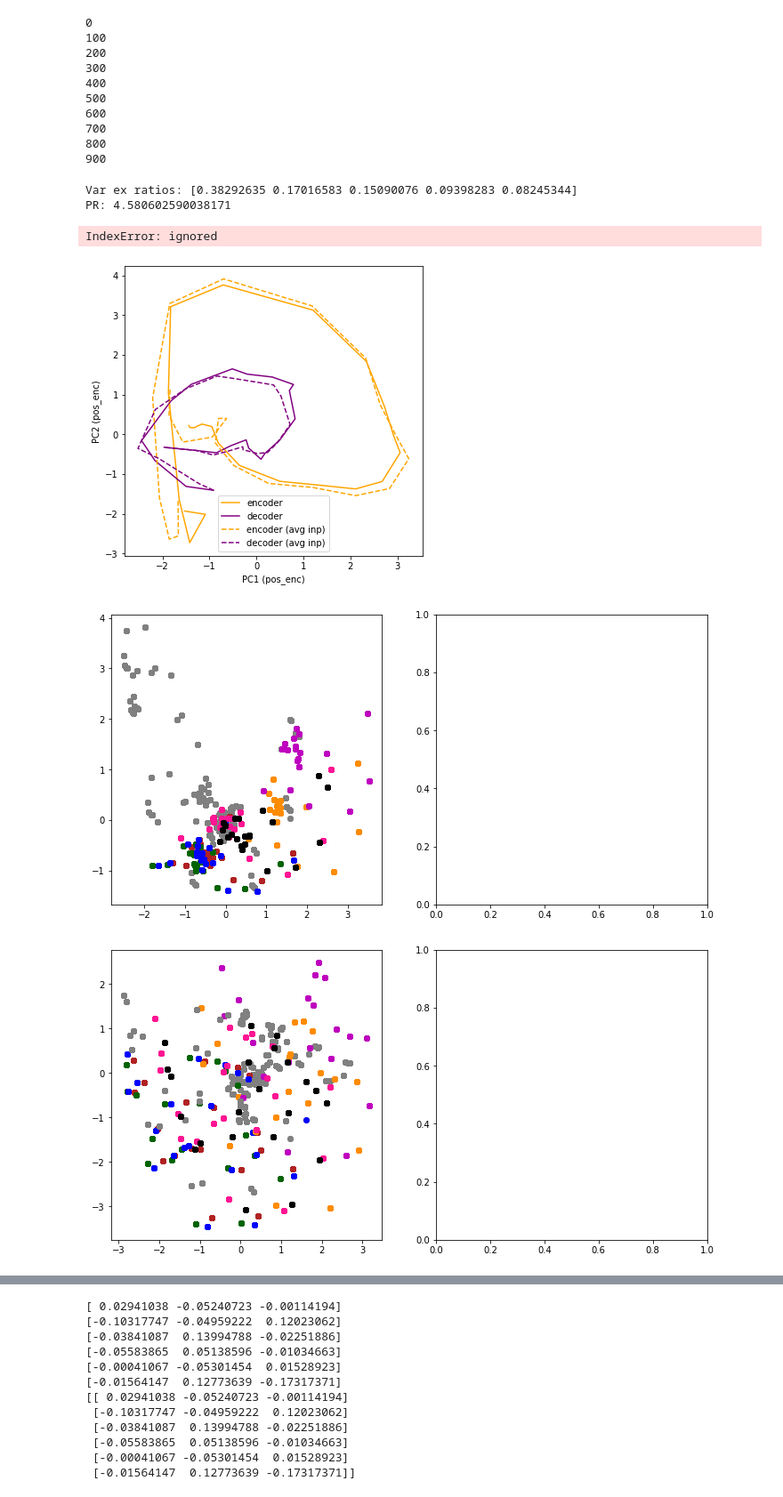
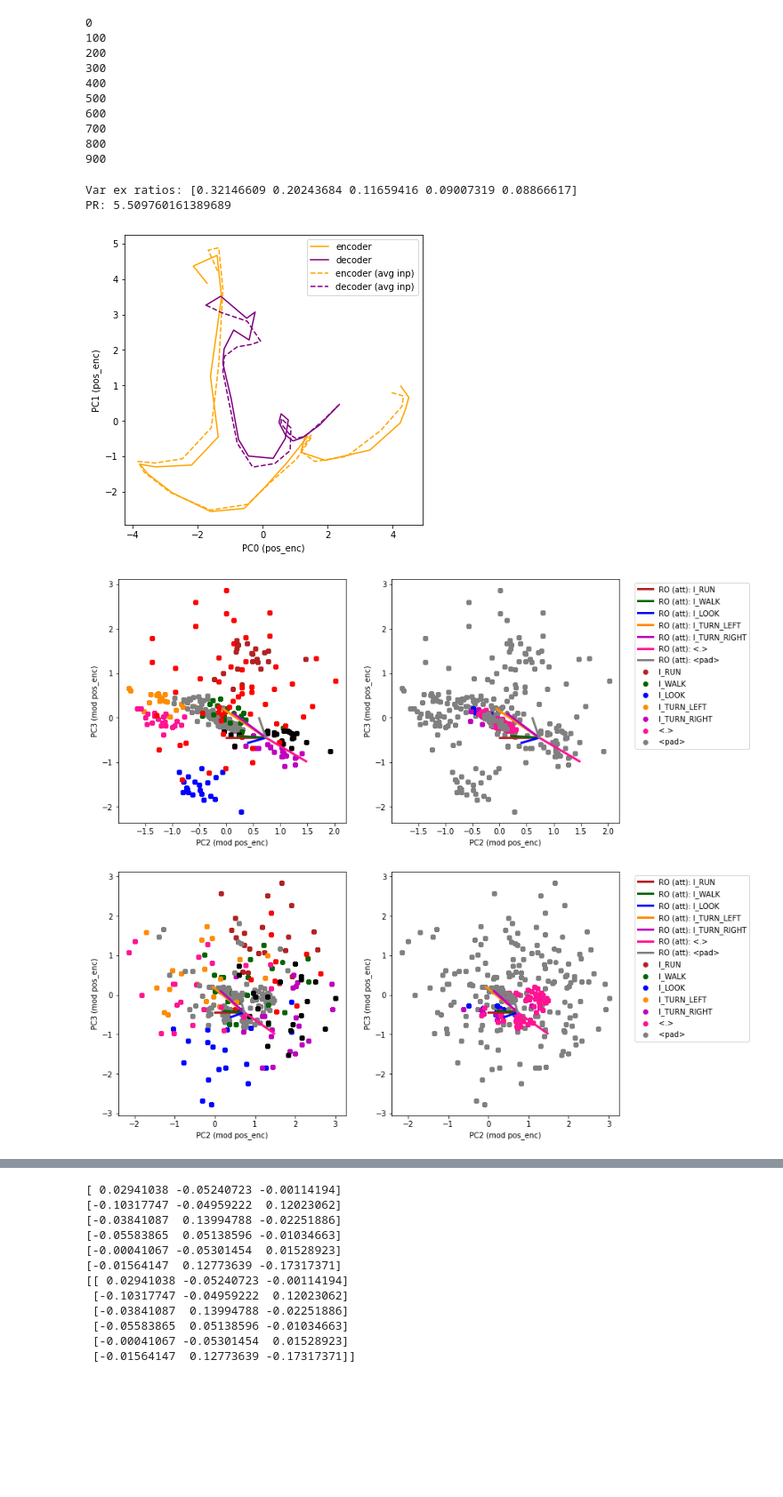
Before and after one commit to kaitken17/understand_nlp, a Jupyter notebook: sythetic_analysis_seq2seq.ipynb, the cells around one changed output, grey strips where cells are left out. Shown at 89% size. Saved outputs shown, nothing was run; the diff lists cells and outputs as text; code cells hidden in the pictures; blank space fills up the shorter version.

```diff
--- a/sythetic_analysis_seq2seq.ipynb
+++ b/sythetic_analysis_seq2seq.ipynb
@@ -1509,7 +1486,7 @@ train_params = {
   'num_batchs': 1000,                    # Total number of batches to train on.
   'print_every': 100,                     # Print training informatino every so often
 
-  'n_datasets': 6,                           # Number of new train sets to generate total (this is slow)
+  'n_datasets': 5,                           # Number of new train sets to generate total (this is slow)
   'epochs': 2,                               # How many times to go through each train set completely
   'test_set_size': 200,
 }
@@ -1989,8 +1966,8 @@ plt.figure(figsize=(8, 8))
 pc1 = 0
 pc2 = 1
 
-state_colors = ['firebrick', 'darkgreen', 'blue', 'darkorange', 'm', 'deeppink', 'gray', 'k']
-state_colors_light = ['salmon', 'limegreen', 'cornflowerblue', 'bisque']
+state_colors = ['firebrick', 'darkgreen', 'blue', 'darkorange', 'm', 'deeppink', 'gray', 'k', 'r', 'g', 'b']
+state_colors_light = ['salmon', 'limegreen', 'cornflowerblue', 'bisque', ]
 
 final_hs_idx = 2*toy_params['phrase_length'] if pts_subset == 'all' and not rnn_specs['arch'] == 'one_to_one' else toy_params['phrase_length']
 encode_hs_idx = 0 if pts_subset == 'dec' else input_phrase_len - 1
@@ -3101,8 +3076,28 @@ from scipy.special import softmax
 avg_hs = np.zeros((hs['all'][0].shape))
 
 for time_idx in range(hs['all'][0].shape[0]):
-  time_hs = np.asarray([hs['all'][i][time_idx] for i in range(len(hs['all']))])
-  avg_hs[time_idx] = np.mean(time_hs, axis=0)
+  if time_idx < enc_len: # Encoder
+    time_hs = []
+    for h, inp in zip(hs['all'], hs_data['inputs']):
+      if time_idx > 0:
+        if np.argmax(inp[time_idx]) != pad_in_idx or np.argmax(inp[time_idx-1]) != pad_in_idx: # Does not add repeated <pads>
+          time_hs.append(h[time_idx])
+      else: # Automatically adds if first index
+        time_hs.append(h[time_idx])
+    time_hs = np.asarray(time_hs)
+  else: # Decoder
+    time_hs = []
+    for h, out in zip(hs['all'], hs_data['labels']):
+      if time_idx - enc_len> 0:
+        if np.argmax(out[time_idx-enc_len]) != pad_out_idx or np.argmax(out[time_idx-enc_len-1]) != pad_out_idx:
+          time_hs.append(h[time_idx])
+      else: # Automatically adds if first index
+        time_hs.append(h[time_idx])
+    time_hs = np.asarray(time_hs)
+  if time_hs.shape[0] > 0:
+    avg_hs[time_idx] = np.mean(time_hs, axis=0)
+  else:
+    print('Zero length')
 
 fig, (ax1, ax2) = plt.subplots(1, 2, figsize=(12, 6))
 
@@ -3195,10 +3211,12 @@ fig1, ax1 = plt.subplots(1, 1, figsize=(6, 6))
 fig2, (ax2, ax3) = plt.subplots(1, 2, figsize=(12, 6))
 fig3, (ax4, ax5) = plt.subplots(1, 2, figsize=(12, 6))
 
+##### Plotting for temporal part #####
+
 pts_subset = 'enc'
 
-pc1 = 1
-pc2 = 2
+pc1 = 0
+pc2 = 1
 # pca_avg = PCA(n_components=5)
 if pts_subset == 'enc': # Fits PCA to only enecoder hidden states
   pca_avg = PCA(n_components=np.min([avg_hs[:enc_len].shape[0], rnn_specs['hidden_size']]))
@@ -3220,10 +3238,12 @@ ax1.legend()
 ax1.set_xlabel('PC'+str(pc1)+' (pos_enc)')
 ax1.set_ylabel('PC'+str(pc2)+' (pos_enc)')
 
+##### Plotting for word part #####
+
 pts_subset = 'enc'
 
-pc1 = 1
-pc2 = 2
+pc1 = 2
+pc2 = 3
 
 pca_mod_pe = PCA(n_components=rnn_specs['hidden_size'])
 if pts_subset == 'enc': # Fits PCA to only enecoder hidden states
@@ -3255,45 +3275,44 @@ avg_enc_dir = avg_enc/(np.linalg.norm(avg_enc))
 avg_dec_dir = avg_dec/(np.linalg.norm(avg_dec))
 
 # Plots readout direction
-readout_types = ['att', 'hs']  #'att', 'hs', 'sum'] # 'att' or 'hs'
+readout_types = ['att']  #'att', 'hs', 'sum'] # 'att' or 'hs'
 ro_styles = ['solid', 'dotted', 'dashed']
 for idx in range(len(readout_types)):
   if readout_types[idx] == 'att':
     readout_plot = readout
     # readout_plot = readout - np.outer(np.dot(readout, avg_enc_dir), avg_enc_dir)
   elif readout_types[idx] == 'hs':
     readout_plot = readout_dec
     # readout_plot = readout_dec - np.outer(np.dot(readout_dec, avg_dec_dir), avg_dec_dir)
   elif readout_types[idx] == 'sum':
     readout_plot = readout + readout_dec
   pca_ro = pca_avg.transform(readout_plot)
   pca_zero = pca_avg.transform(np.atleast_2d(np.zeros((rnn_specs['hidden_size'],)))).T
   for i in range(readout_plot.shape[0]):
     x_ro = [pca_zero[pc1], pca_ro[i][pc1]]
     y_ro = [pca_zero[pc2], pca_ro[i][pc2]]
     for ax in [ax2, ax3, ax4, ax5]:
       ax.plot(x_ro, y_ro, color=state_colors[i], linewidth = 3, linestyle=ro_styles[idx],
               label=f'RO ({readout_types[idx]}): '+toy_params['out_words'][i])
 
 ax3.legend(bbox_to_anchor=(1.05, 1), loc='upper left')
 ax5.legend(bbox_to_anchor=(1.05, 1), loc='upper left')
 
 for ax in [ax2, ax3, ax4, ax5]:
   ax.set_xlabel('PC'+str(pc1)+' (mod pos_enc)')
   ax.set_ylabel('PC'+str(pc2)+' (mod pos_enc)')
 
 for ax in [ax1, ax2]:
   plt_lim = None
   if plt_lim != None:
     ax.xlim(-plt_lim, plt_lim)
     ax.ylim(-plt_lim, plt_lim)
 # %% [output]
-Var ex ratios: [0.38292635 0.17016583 0.15090076 0.09398283 0.08245344]
-PR: 4.580602590038171
+Var ex ratios: [0.32146609 0.20243684 0.11659416 0.09007319 0.08866617]
+PR: 5.509760161389689
-IndexError: ignored
-[figure, old version]
+[figure, new version]
-[figure, old version]
+[figure, new version]
-[figure, old version]
+[figure, new version]
 # %%
 # Plots some example paths in the temporal subspace
 
```
Also changed, not shown: parts of 23 cells of this notebook.
